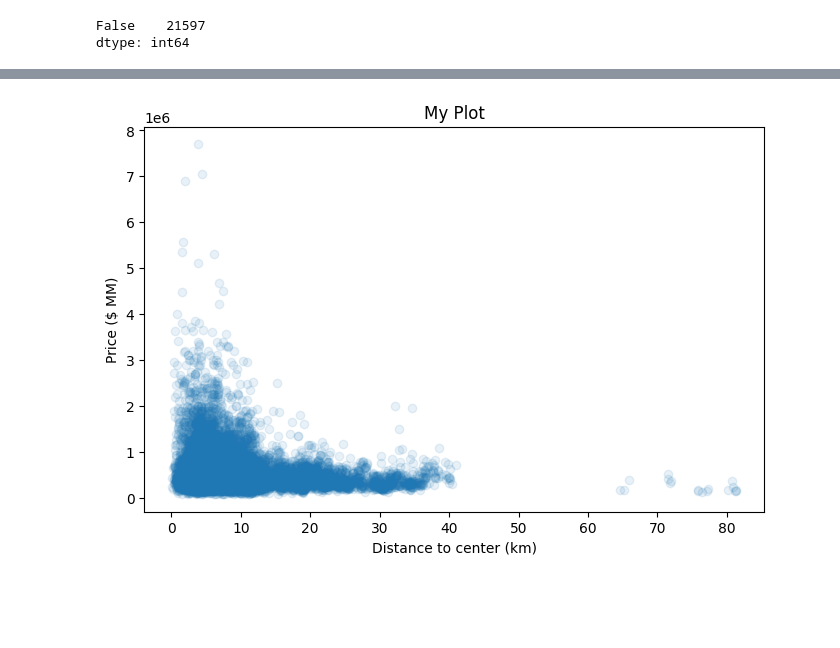
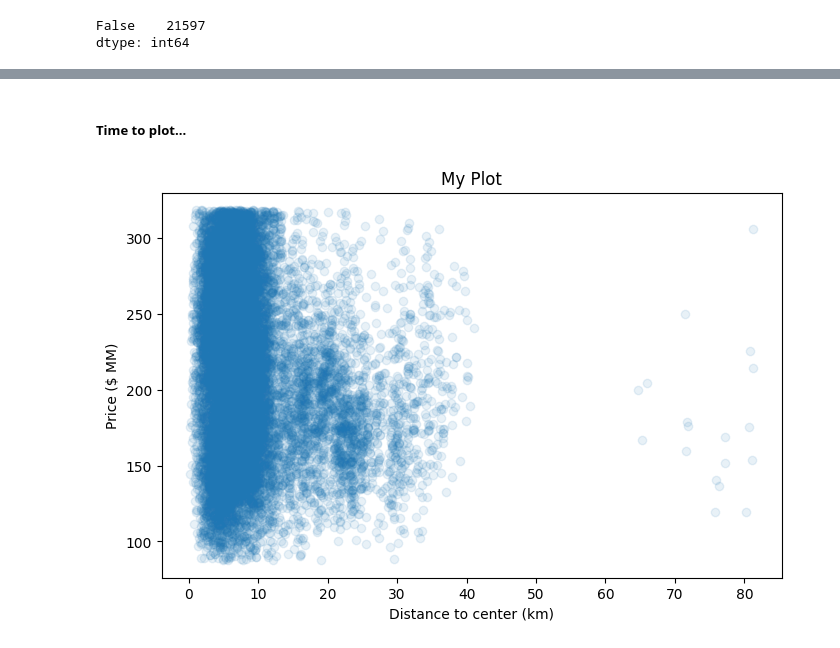
Before and after one commit to ShahiW/eda_project_housing, a Jupyter notebook: EDA.ipynb, the cells around one changed output, grey strips where cells are left out. Cells and saved outputs as stored; diff of their text form; code cells hidden in the pictures; blank space fills up the shorter version.

```diff
--- a/EDA.ipynb
+++ b/EDA.ipynb
@@ -112,0 +279,8 @@ df.head()
+# %%
+# correlation between column grade and column price_per_sqft
+corr_matrix = df['grade'].corr(df['price_per_sqft'])
+print(corr_matrix.round(1))
+
+# correlation is weak -> drop column grade
+df = df.drop('grade', axis=1)
+df.head()
@@ -112,0 +295,4 @@ df.head()
+# %%
+# Focus on column price_per_sqft --> drop columns: sqft_basement and sqft_above
+df = df.drop(['sqft_basement', 'sqft_above'], axis=1)
+df.head()
@@ -112,0 +322,4 @@ df.head()
+# %%
+# Drop column sqft_lot, because renovations regarding annexes are not in the stakeholders interest.
+df = df.drop('sqft_lot', axis=1)
+df.head()
@@ -112,0 +357,11 @@ df.head()
+# %%
+# Make correlation matrix for columns yr_built, yr_renovated and price_per_sft, because of missing values in yr_renovated.
+
+# make a variable to hold columns for correlation matrix:
+features = ['yr_built', 'yr_renovated', 'price_per_sqft']
+corr_matrix = df[features].corr()
+print(corr_matrix.round(1))
+
+# correlation is weak for yr_built and yr_renovated -> drop these columns
+df = df.drop(['yr_built', 'yr_renovated'], axis=1)
+df.head()
@@ -164,0 +465,2 @@ df.head()
+# %% [markdown]
+##### Time to plot...
@@ -165,10 +469,10 @@ df.head()
 # %%
-plt.scatter(df['distance_to_center'], df['price'], alpha=0.1)
+plt.scatter(df['distance_to_center'], df['price_per_sqft'], alpha=0.1)
 
 plt.xlabel('Distance to center (km)')
 plt.ylabel('Price ($ MM)')
 plt.title('My Plot')
 
 plt.show();
 # %% [output]
-[figure, old version]
+[figure, new version]
```
Also changed, not shown: parts of 38 cells of this notebook, 1 other file.
